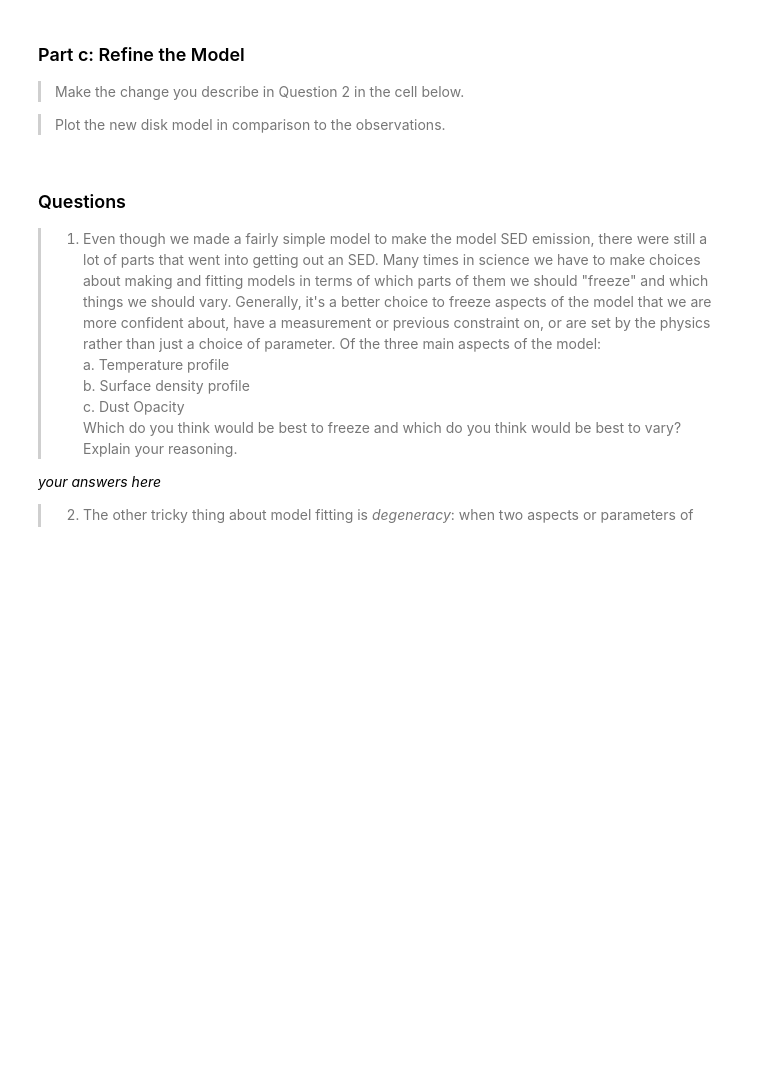
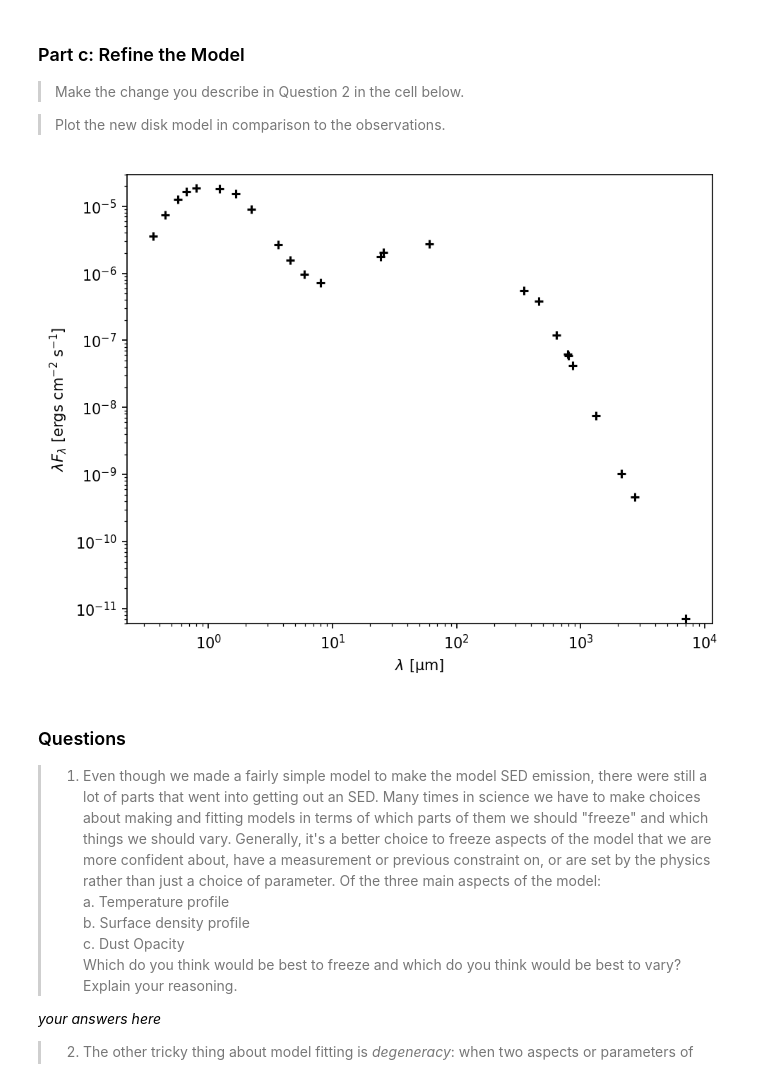
Before and after one commit to anb19019/FoPS-2025, a Jupyter notebook: 2-sed-disk.ipynb, the cells around one changed output. Cells and saved outputs as stored; diff of their text form; code cells hidden in the pictures; blank space fills up the shorter version.

```diff
--- a/2-sed-disk.ipynb
+++ b/2-sed-disk.ipynb
@@ -331,33 +335,35 @@ lam_mu = np.logspace(-1,4,200) # in MICRONS
 
 > Plot the new disk model in comparison to the observations.
 # %%
-#r_min = 10  # au # minimum radius to consider
-#r_max = 200 # au # maximum radius to consider
+r_min = 10  # au # minimum radius to consider
+r_max = 200 # au # maximum radius to consider
 
-#dr_a = 1 # au # radial width of annulus
-#r_model = np.arange(r_min,r_max+1,dr_a) # radial location of each annulus
+dr_a = 1 # au # radial width of annulus
+r_model = np.arange(r_min,r_max+1,dr_a) # radial location of each annulus
 
-#sig_model =
-#T_model =
+sig_model =
+T_model =
 
 # Sum up the annuli
-#F_disk = np.zeros_like(lam_mu)
-#for r_a, sig_a, T_a in zip(r_model,sig_model,T_model):
-#    tau_a = tau_lam(lam_mu, sig_a)
-#    F_disk += F_a(lam_mu, T_a, tau_a, r_a, dr_a=1,d = 1 * pc)
+F_disk = np.zeros_like(lam_mu)
+for r_a, sig_a, T_a in zip(r_model,sig_model,T_model):
+    tau_a = tau_lam(lam_mu, sig_a)
+    F_disk += F_a(lam_mu, T_a, tau_a, r_a, dr_a=1,d = 1 * pc)
 
 plot_SED(lam_obs,sed_obs)
 ax = plt.gca() # get axis of plot
 
 # Define the wavelengths the models will be computed over
 lam_mu = np.logspace(-1,4,200) # in MICRONS
 
 #F_s = F_star(lam_mu,Tstar=T_s,Rstar=R_s)
 #ax.plot(lam_mu, ,label='disk',ls='dashed')
 #ax.plot(lam_mu,  ,label='protostar',ls='dashed')
 #ax.plot(lam_mu,  ,label='SED model',color='gray',lw=1.5)
 #ax.set_title('Refined Disk Model')
 #ax.legend()
+# %% [output]
+[figure, added]
 # %% [markdown]
 ### Questions
 
```
Also changed, not shown: parts of 2 cells of this notebook.
